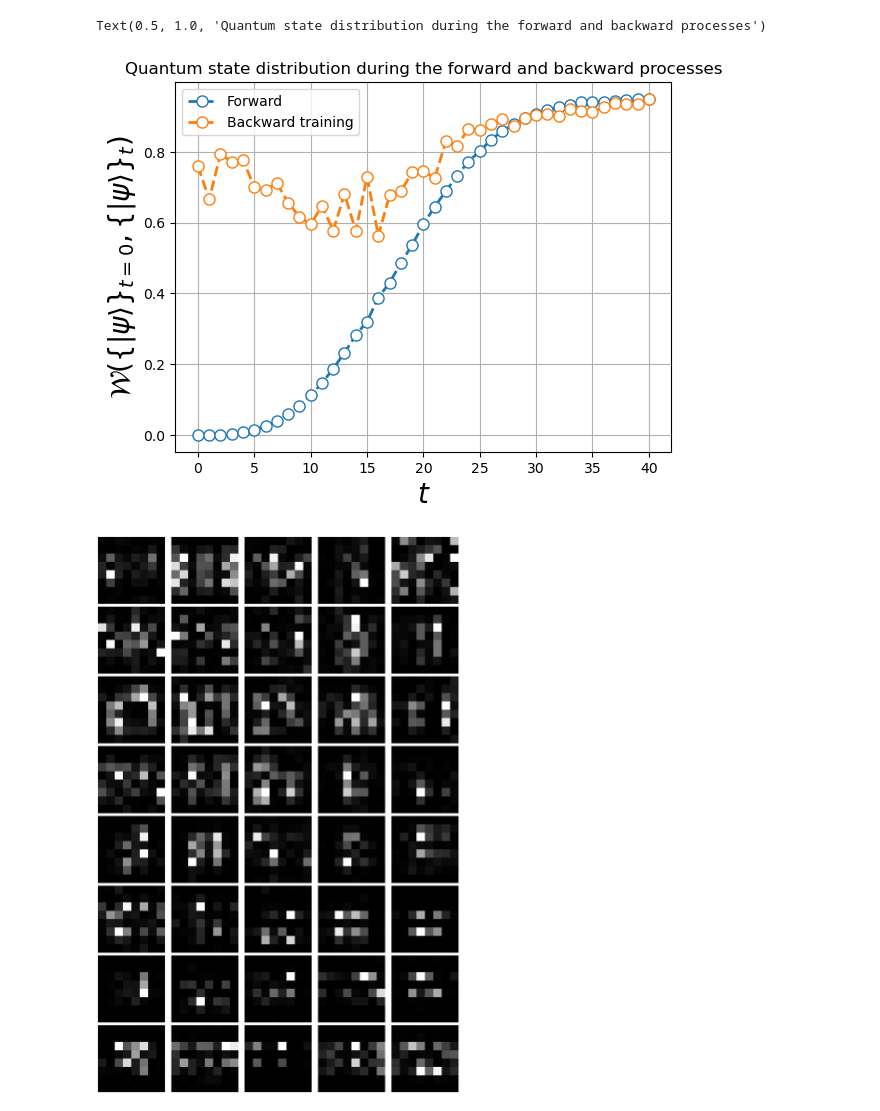
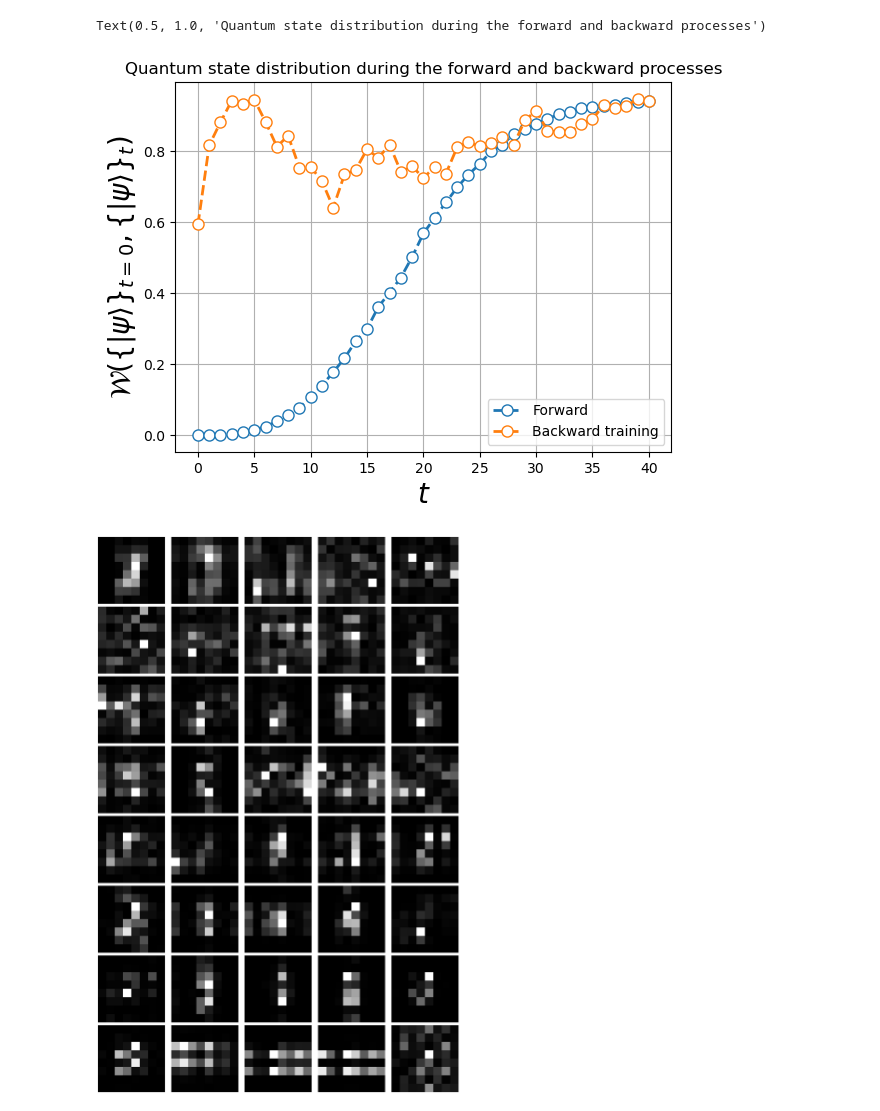
Before and after one commit to alapena/QuantGenMdl, a Jupyter notebook: visualize_denoising.ipynb, the cells around one changed output. Drawn from its saved outputs; the diff is of its cells as text; code cells hidden in the pictures.

```diff
--- a/visualize_denoising.ipynb
+++ b/visualize_denoising.ipynb
@@ -5,16 +5,17 @@ from tqdm import tqdm
 import numpy as np
 import matplotlib.pyplot as plt
 import torch
+import time
 
 # Fake config file to use get_path()
 # EDITABLE
 config = {
     'dataset': {
         'dir': './data',
-        'name': 'MNIST0',
+        'name': 'MNIST1',
     }
 }
-n_data, n_pixels, n_timesteps, n_ancilla_qubits, n_backward_layers = 1000, 64, 40, 4, 8
+n_data, n_pixels, n_timesteps, n_ancilla_qubits, n_backward_layers = 1000, 64, 40, 4, 9
 _, n_qubits = find_closest_power_of_2(n_pixels, return_power=True)
 diffusion_schedule = 'linear1'
 device = 'cpu'
@@ -50,7 +55,7 @@ Deprecated in NumPy 1.20; for more details and guidance: https://numpy.org/devdo
 # # Backward training (last element of the loss history of each timestep)
 # %%
 # Compute Wasserstein distance across timesteps
-device = torch.device('cuda:0')
+device = torch.device('cpu')
 torch.set_default_device(device)
 
 dir, filename = get_path(config, type='diffusedqstates', diffusion_schedule=diffusion_schedule, n_data=n_data, n_pixels=n_pixels, n_qubits=n_qubits, n_timesteps=n_timesteps)
@@ -67,11 +72,15 @@ for tt in range(1, n_timesteps+1):
 model = QDDPM(n_qubits, n_ancilla_qubits, n_timesteps, n_backward_layers, device=device).to(device)
 inputs_last_timestep = states_diffused[-1]
 outputs = torch.zeros((n_timesteps+1, n_data, 2**(n_qubits)), device=device, dtype=torch.complex64)
-for t in tqdm(range(1, n_timesteps+1)):
-    input_tplus1 = model.prepareInput_t(inputs_last_timestep, params_tot, t, n_data)
-    outputs[t-1] = model.backwardOutput_t(input_tplus1, params_tot[t-1])
+outputs[-1] = inputs_last_timestep
+inputs = torch.zeros((n_timesteps, n_data, 2**(n_qubits+n_ancilla_qubits)), device=device, dtype=torch.complex64)
+for t in tqdm(range(n_timesteps, 0, -1)):
+    inputs[t-1, :, :2**n_qubits] = outputs[t]
+    outputs[t-1] = model.backwardOutput_t(inputs[t-1], params_tot[t-1])
 
-outputs[-1] = inputs_last_timestep
+    # input_tplus1 = model.prepareInput_t(inputs_last_timestep, params_tot, t, n_data)
+    # outputs[t-1] = model.backwardOutput_t(input_tplus1, params_tot[t-1])
+# Lo que cuesta es el prepareInput_t lol.
 # %%
 # Compute the Wasserstein Distance
 wass = np.zeros(n_timesteps+1)
@@ -112,7 +121,7 @@ plt.legend()
 plt.title(f'Quantum state distribution during the forward and backward processes')
 # %% [output]
 Text(0.5, 1.0, 'Quantum state distribution during the forward and backward processes')
-[figure, old version]
+[figure, new version]
 # %%
 # Compute the images across timesteps.
 # device = torch.device('cuda:0')
@@ -132,43 +141,47 @@ for tt in range(1, n_timesteps+1):
     params_tot[tt-1] = torch.from_numpy(np.load(dir / filename)).to(device)
 
 inputs_last_timestep = torch.from_numpy(states_diffused[-1]).to(device)
-outputs = torch.zeros((n_timesteps+1, n_data, 2**(n_qubits)), device=device)
-for t in tqdm(range(1, n_timesteps+1)):
-    input_tplus1 = model.prepareInput_t(inputs_last_timestep, params_tot, t, n_data)
-    outputs[t-1] = model.backwardOutput_t(input_tplus1, params_tot[t-1])
 
+# Inference using the model
+model = QDDPM(n_qubits, n_ancilla_qubits, n_timesteps, n_backward_layers, device=device).to(device)
+inputs_last_timestep = torch.from_numpy(states_diffused[-1]).to(device)
+outputs = torch.zeros((n_timesteps+1, n_data, 2**(n_qubits)), device=device, dtype=torch.complex64)
 outputs[-1] = inputs_last_timestep
+inputs = torch.zeros((n_timesteps, n_data, 2**(n_qubits+n_ancilla_qubits)), device=device, dtype=torch.complex64)
+for t in tqdm(range(n_timesteps, 0, -1)):
+    inputs[t-1, :, :2**n_qubits] = outputs[t]
+    outputs[t-1] = model.backwardOutput_t(inputs[t-1], params_tot[t-1])
 # %%
 # Visualize the evolution of one image
-n = 9 # select a sample
+n = 3 # select a sample
 
 image_dim = int(np.sqrt(n_pixels))
 rows = 8
 cols = 5
 fig, axs = plt.subplots(rows, cols, figsize=(20,30))
 vmin, vmax = 0, 1
 images = []
 for i in tqdm(range(n_timesteps+1)):
     if i == n_timesteps:
         continue
     # Extract the probabilities and convert back to MNIST digits
     state = outputs[i, n].detach().cpu().numpy()
     probs = (state*state.conj()).real
     probs = probs[:, np.newaxis][:n_pixels]
     image = probs.reshape(image_dim, image_dim)
 
     # Rescale the probabilities to the range [0,1]
     norm = 1 / image.max()
     image = image * norm
 
     images.append(image)
 
     axs[i//cols, i%cols].imshow(image, vmin=vmin, vmax=vmax, cmap='gray')
     axs[i//cols, i%cols].axis('off')
 
 plt.tight_layout()
 # %% [output]
-[figure, old version]
+[figure, new version]
 # %%
 # The last step (full noise)
 i = n_timesteps
```
Also changed, not shown: parts of 3 cells of this notebook, 5 other files.
